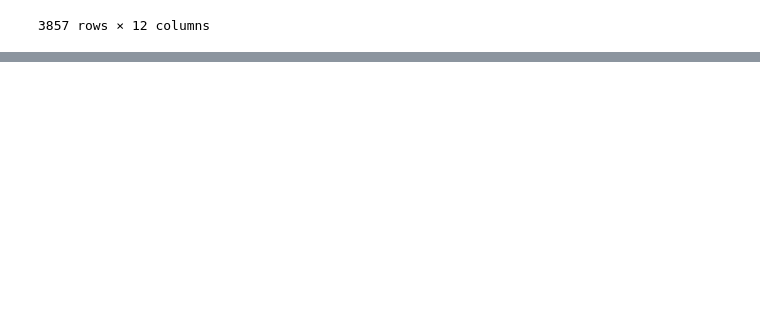
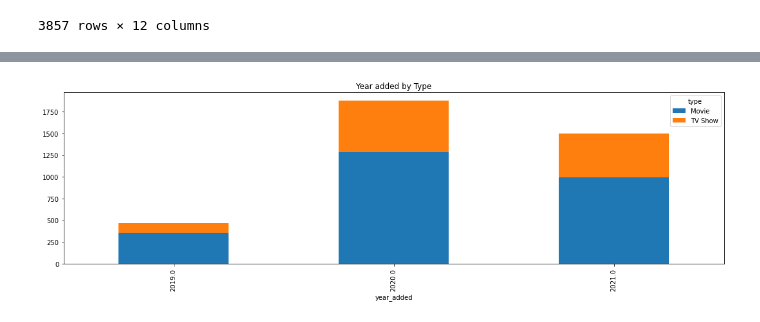
Before and after one commit to Frankr22/Streaming-Services-Comparison-Netflix-vs.-Disney, a Jupyter notebook: netflix.ipynb, the cells around one changed output, grey strips where cells are left out. Drawn from its saved outputs; the diff is of its cells as text; code cells hidden in the pictures; blank space fills up the shorter version.

```diff
--- a/netflix.ipynb
+++ b/netflix.ipynb
@@ -135,0 +235,5 @@ res
+# %%
+res['year_added'] = pd.DatetimeIndex(res['date_added']).year
+res['month_added'] = pd.DatetimeIndex(res['date_added']).month
+res['month_added'] = pd.to_datetime(res['month_added'], format='%m').dt.month_name()
+res.head()
@@ -135,0 +262,8 @@ res
+# %%
+# graph year added by type
+year_added_gb = res.groupby(['type', 'year_added'])['year_added'].count().unstack('type').fillna(0)
+year_added_gb
+year_added_gb[['Movie',  'TV Show']].plot(kind='bar', stacked=True, figsize=(15, 5), title='Year added by Type')
+plt.tight_layout()
+# %% [output]
+[figure, added]
```
Also changed, not shown: parts of 16 cells of this notebook.
